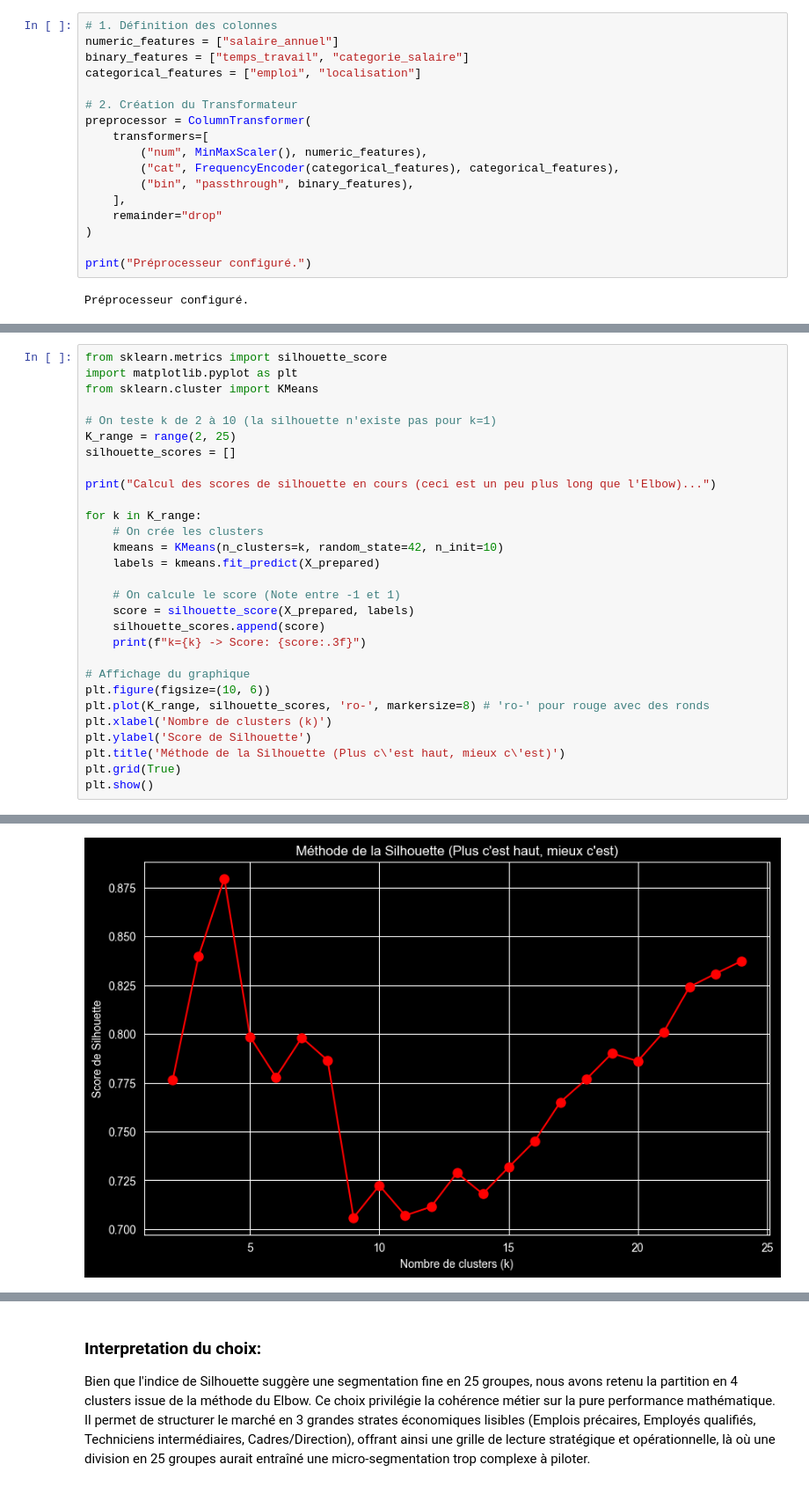
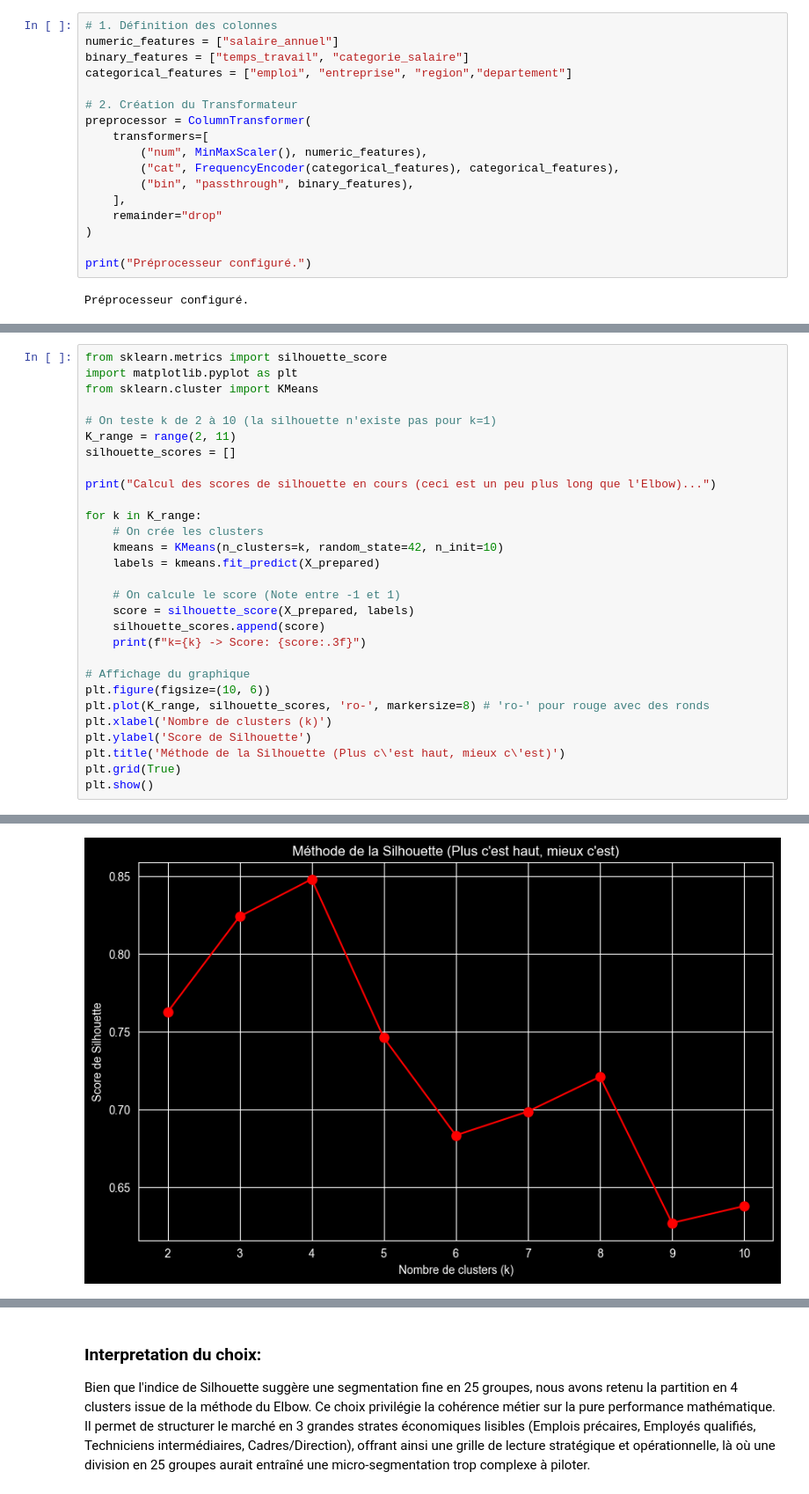
Before and after one commit to dhimooTn/BI-Project, a Jupyter notebook: ml/clustering/cluster.ipynb, the cells around one changed output, grey strips where cells are left out. Shown: that part at 88% size. Drawn from its saved outputs; the diff is of its cells as text.

```diff
--- a/ml/clustering/cluster.ipynb
+++ b/ml/clustering/cluster.ipynb
@@ -43,7 +44,7 @@ class FrequencyEncoder(BaseEstimator, TransformerMixin):
 # 1. Définition des colonnes
 numeric_features = ["salaire_annuel"]
 binary_features = ["temps_travail", "categorie_salaire"]
-categorical_features = ["emploi", "localisation"]
+categorical_features = ["emploi", "entreprise", "region","departement"]
 
 # 2. Création du Transformateur
 preprocessor = ColumnTransformer(
@@ -79,7 +80,7 @@ import matplotlib.pyplot as plt
 from sklearn.cluster import KMeans
 
 # On teste k de 2 à 10 (la silhouette n'existe pas pour k=1)
-K_range = range(2, 25)
+K_range = range(2, 11)
 silhouette_scores = []
 
 print("Calcul des scores de silhouette en cours (ceci est un peu plus long que l'Elbow)...")
@@ -123,4 +117,4 @@ k=24 -> Score: 0.837
-[figure, old version]
+[figure, new version]
 # %%
 import matplotlib.pyplot as plt
 inertia = []
```
Also changed, not shown: parts of 5 cells of this notebook, 4 other files.
